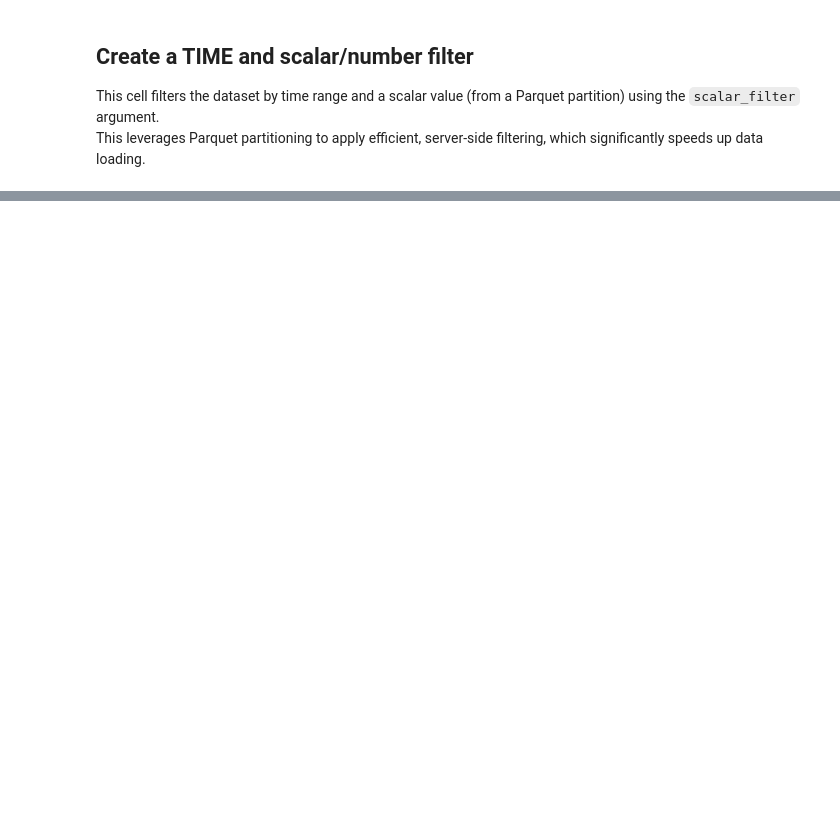
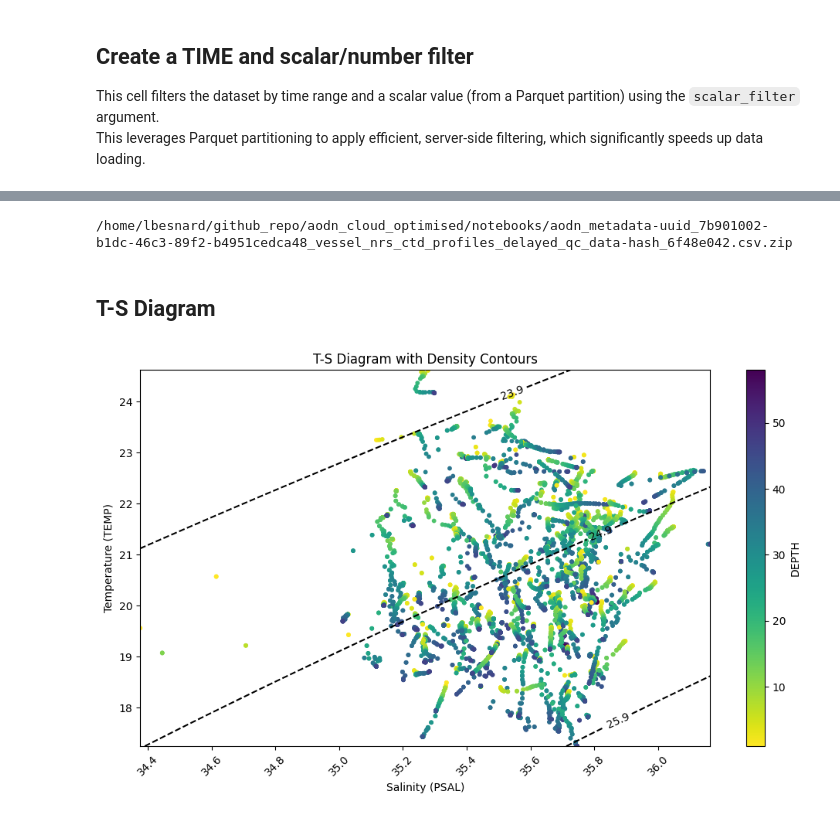
Before and after one commit to aodn/aodn_cloud_optimised, a Jupyter notebook: notebooks/vessel_nrs_ctd_profiles_delayed_qc.ipynb, the cells around one changed output, grey strips where cells are left out. Saved outputs shown, nothing was run; the diff lists cells and outputs as text; code cells hidden in the pictures; blank space fills up the shorter version.

Commit message:
Feat: vessel nrs - update notebook

```diff
--- a/notebooks/vessel_nrs_ctd_profiles_delayed_qc.ipynb
+++ b/notebooks/vessel_nrs_ctd_profiles_delayed_qc.ipynb
@@ -106,7 +120,7 @@ This cell filters the dataset by time range and a scalar value (from a Parquet p
 This leverages Parquet partitioning to apply efficient, server-side filtering, which significantly speeds up data loading.
 # %%
 %%time
-df = aodn_dataset.get_data(date_start='2006-07-12',
-                           date_end='2023-02-05',
-                           scalar_filter={'YOUR_PARTITION_KEY': 1901740})
+df = aodn_dataset.get_data(date_start='2011-01-01',
+                           date_end='2023-01-01',
+                           scalar_filter={'site_code': "NRSROT"})
 df.info()
@@ -112,0 +146,17 @@ df.info()
+# %%
+## Download Subsetted Data as CSV
+
+# This cell downloads the filtered dataset as a ZIP-compressed CSV file.
+# The CSV includes metadata at the top as commented lines, and a `FileLink` object is returned to allow downloading directly from the notebook.
+
+
+df.aodn.download_as_csv()
+# %% [output]
+/home/lbesnard/github_repo/aodn_cloud_optimised/notebooks/aodn_metadata-uuid_7b901002-b1dc-46c3-89f2-b4951cedca48_vessel_nrs_ctd_profiles_delayed_qc_data-hash_6f48e042.csv.zip
+# %% [markdown]
+## T-S Diagram
+# %%
+from DataQuery import plot_ts_diagram
+plot_ts_diagram(df, temp_col='TEMP', psal_col='PSAL', z_col='DEPTH')
+# %% [output]
+[figure, added]
```
Also changed, not shown: parts of 16 cells of this notebook.
